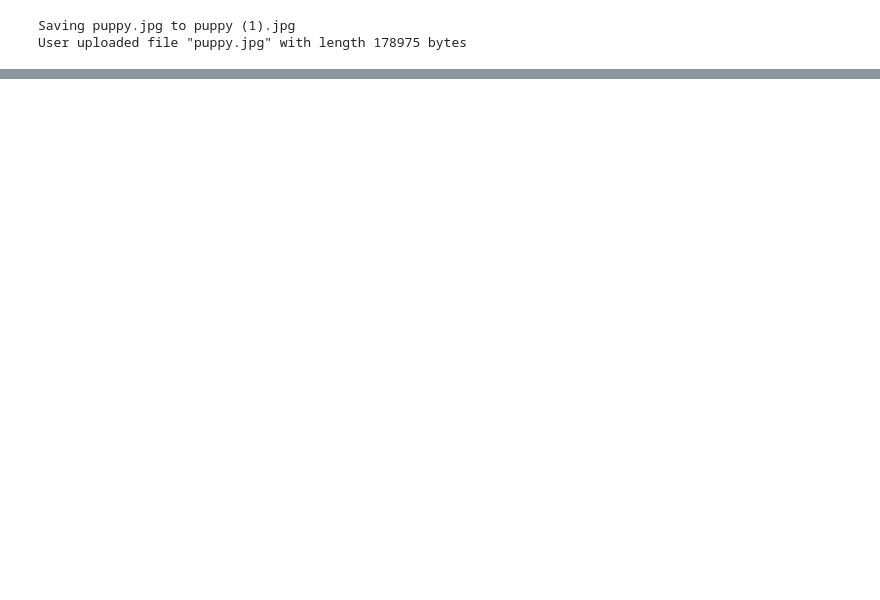
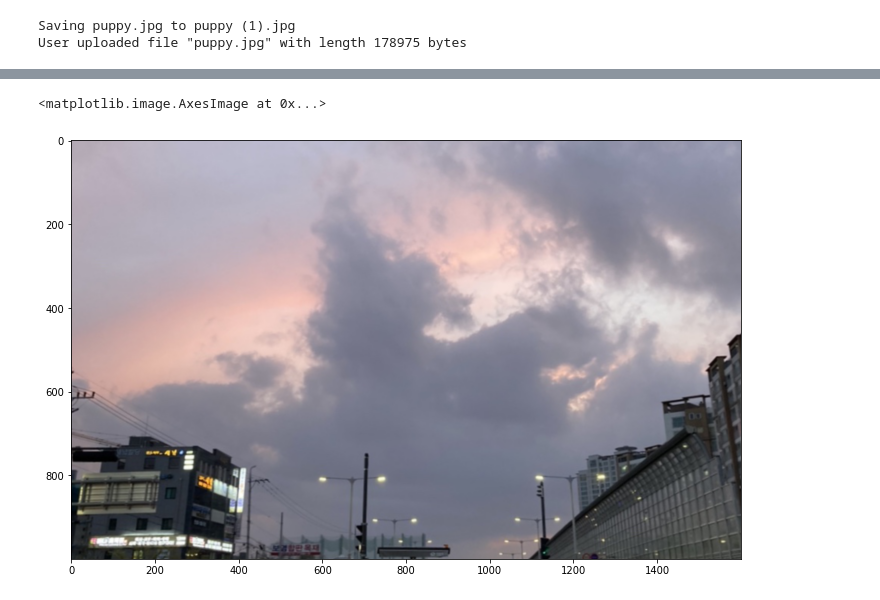
Before and after one commit to iamdami/ML_Practice, a Jupyter notebook: SemanticSegmentation/SemanticSegmentation.ipynb, the cells around one changed output, grey strips where cells are left out. Saved outputs shown, nothing was run; the diff lists cells and outputs as text; code cells hidden in the pictures; blank space fills up the shorter version.

```diff
--- a/SemanticSegmentation/SemanticSegmentation.ipynb
+++ b/SemanticSegmentation/SemanticSegmentation.ipynb
@@ -108,0 +132,25 @@ RuntimeError: ignored
+# %%
+background = np.array(Image.open('sunset.jpg'))
+
+bg_h, bg_w, _ = background.shape
+
+# fit to fg width
+background = cv2.resize(background, dsize=(fg_w, int(fg_w * bg_h / bg_w)))
+
+bg_h, bg_w, _ = background.shape
+
+margin = (bg_h - fg_h) // 2
+
+if margin > 0:
+    background = background[margin:-margin, :, :]
+else:
+    background = cv2.copyMakeBorder(background, top=abs(margin), bottom=abs(margin), left=0, right=0, borderType=cv2.BORDER_REPLICATE)
+
+# final resize
+background = cv2.resize(background, dsize=(fg_w, fg_h))
+
+plt.figure(figsize=(12, 8))
+plt.imshow(background)
+# %% [output]
+<matplotlib.image.AxesImage at 0x...>
+[figure, added]
```
Also changed, not shown: parts of 15 cells of this notebook.
